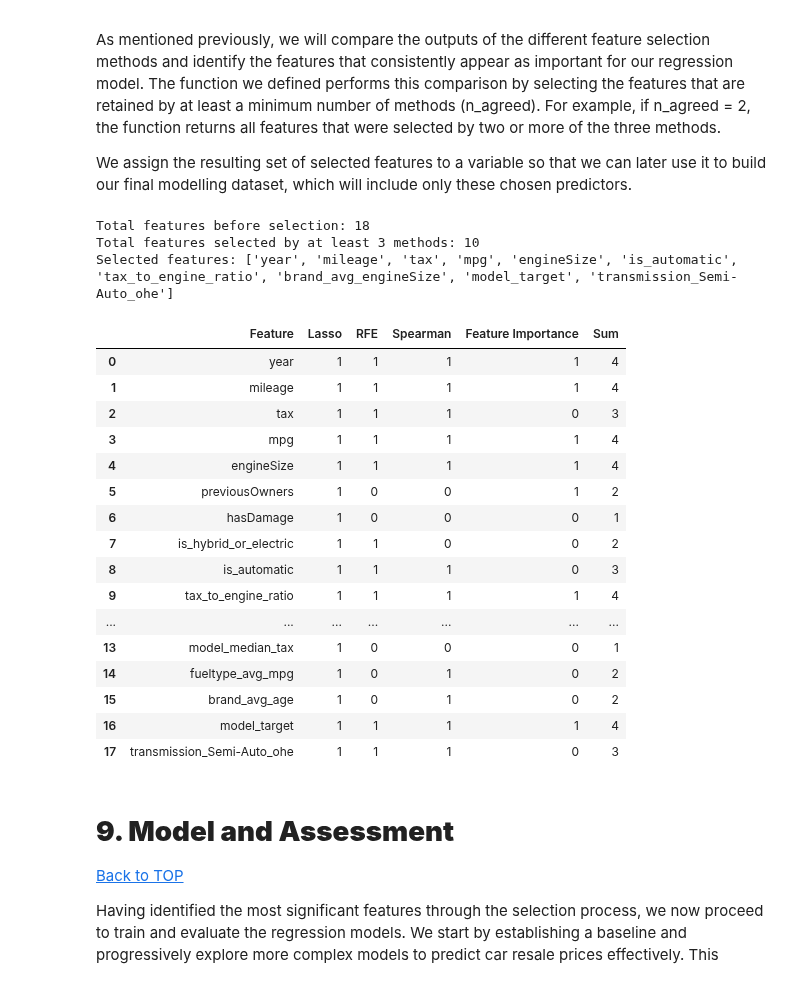
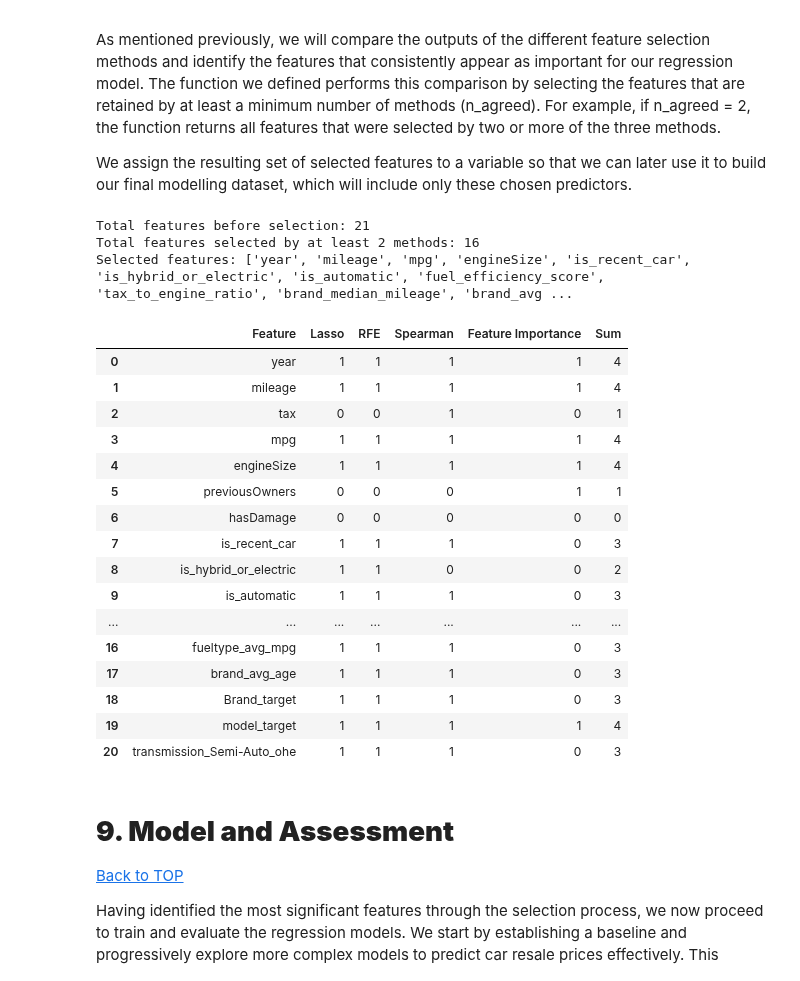
Before and after one commit to mariamiguel720/Machine-Learning-Project-25-26, a Jupyter notebook: ENTREGA FINAL/notebooks/Notebook_Compilado_Mendinhas.ipynb, the cells around one changed output. Saved outputs shown, nothing was run; the diff lists cells and outputs as text; code cells hidden in the pictures.

```diff
--- a/ENTREGA FINAL/notebooks/Notebook_Compilado_Mendinhas.ipynb
+++ b/ENTREGA FINAL/notebooks/Notebook_Compilado_Mendinhas.ipynb
@@ -672,5 +674,5 @@ In this section, we will explore three filter-based techniques to select the fea
 
 This method identifies features that have low or zero variance, which are unlikely to contribute meaningful information to the model, and thus can help to reduce noise and improve efficiency.
 # %%
-fm_1 = apply_variance_filter(X_train, threshold=0.1, return_summary=True)
+fm_1 = apply_variance_filter(X_train, threshold=0.02, return_summary=True)
 # %% [output]
@@ -692,5 +694,5 @@ len(fm_1)
 
 We use correlation measures to identify highly correlated features. Removing redundant features helps reduce multicollinearity and simplifies the dataset, making the model more efficient and easier to interpret.
 # %%
-fm_2 = remove_highly_correlated_features(X_train[fm_1], threshold=0.8, return_summary=True)
+fm_2 = remove_highly_correlated_features(X_train[fm_1], threshold=0.85, return_summary=True)
 # %% [output]
@@ -779,5 +781,5 @@ Now, we use an embedded method to select features based on their contribution to
 
 Lasso is a linear regression method that incorporates L1 regularisation to constrain the model’s coefficients. This penalty forces some coefficients to shrink exactly to zero, which means that Lasso performs feature selection as part of the training process. By using this method, we can also define a threshold that helps determine which features should be considered irrelevant when their coefficients are close to zero.
 # %%
-embedded_cols = lasso_selection(X_train[fm_2], y_train, threshold=0.01, return_summary=True)
+embedded_cols = lasso_selection(X_train[fm_2], y_train, threshold=100, return_summary=True)
 # %% [output]
@@ -832,27 +834,27 @@ The function we defined performs this comparison by selecting the features that
 We assign the resulting set of selected features to a variable so that we can later use it to build our final modelling dataset, which will include only these chosen predictors.
 # %%
 comparison_feature_selection(X_train[fm_2], filter_cols, wrapped_cols, embedded_cols,
-                                                 feature_importance_cols, n_agreed=3, return_summary=True)[1]
+                                                 feature_importance_cols, n_agreed=2, return_summary=True)[1]
 # %% [output]
-Total features before selection: 18
-Total features selected by at least 3 methods: 10
-Selected features: ['year', 'mileage', 'tax', 'mpg', 'engineSize', 'is_automatic', 'tax_to_engine_ratio', 'brand_avg_engineSize', 'model_target', 'transmission_Semi-Auto_ohe']
+Total features before selection: 21
+Total features selected by at least 2 methods: 16
+Selected features: ['year', 'mileage', 'mpg', 'engineSize', 'is_recent_car', 'is_hybrid_or_electric', 'is_automatic', 'fuel_efficiency_score', 'tax_to_engine_ratio', 'brand_median_mileage', 'brand_avg ...
 |  | Feature | Lasso | RFE | Spearman | Feature Importance | Sum |
 | 0 | year | 1 | 1 | 1 | 1 | 4 |
 | 1 | mileage | 1 | 1 | 1 | 1 | 4 |
-| 2 | tax | 1 | 1 | 1 | 0 | 3 |
+| 2 | tax | 0 | 0 | 1 | 0 | 1 |
 | 3 | mpg | 1 | 1 | 1 | 1 | 4 |
 | 4 | engineSize | 1 | 1 | 1 | 1 | 4 |
-| 5 | previousOwners | 1 | 0 | 0 | 1 | 2 |
-| 6 | hasDamage | 1 | 0 | 0 | 0 | 1 |
-| 7 | is_hybrid_or_electric | 1 | 1 | 0 | 0 | 2 |
-| 8 | is_automatic | 1 | 1 | 1 | 0 | 3 |
-| 9 | tax_to_engine_ratio | 1 | 1 | 1 | 1 | 4 |
+| 5 | previousOwners | 0 | 0 | 0 | 1 | 1 |
+| 6 | hasDamage | 0 | 0 | 0 | 0 | 0 |
+| 7 | is_recent_car | 1 | 1 | 1 | 0 | 3 |
+| 8 | is_hybrid_or_electric | 1 | 1 | 0 | 0 | 2 |
+| 9 | is_automatic | 1 | 1 | 1 | 0 | 3 |
 | ... | ... | ... | ... | ... | ... | ... |
-| 13 | model_median_tax | 1 | 0 | 0 | 0 | 1 |
-| 14 | fueltype_avg_mpg | 1 | 0 | 1 | 0 | 2 |
-| 15 | brand_avg_age | 1 | 0 | 1 | 0 | 2 |
-| 16 | model_target | 1 | 1 | 1 | 1 | 4 |
-| 17 | transmission_Semi-Auto_ohe | 1 | 1 | 1 | 0 | 3 |
+| 16 | fueltype_avg_mpg | 1 | 1 | 1 | 0 | 3 |
+| 17 | brand_avg_age | 1 | 1 | 1 | 0 | 3 |
+| 18 | Brand_target | 1 | 1 | 1 | 0 | 3 |
+| 19 | model_target | 1 | 1 | 1 | 1 | 4 |
+| 20 | transmission_Semi-Auto_ohe | 1 | 1 | 1 | 0 | 3 |
 # %%
 selected_features = comparison_feature_selection(X_train[fm_2], filter_cols, wrapped_cols, embedded_cols,
```
Also changed, not shown: parts of 14 cells of this notebook.
